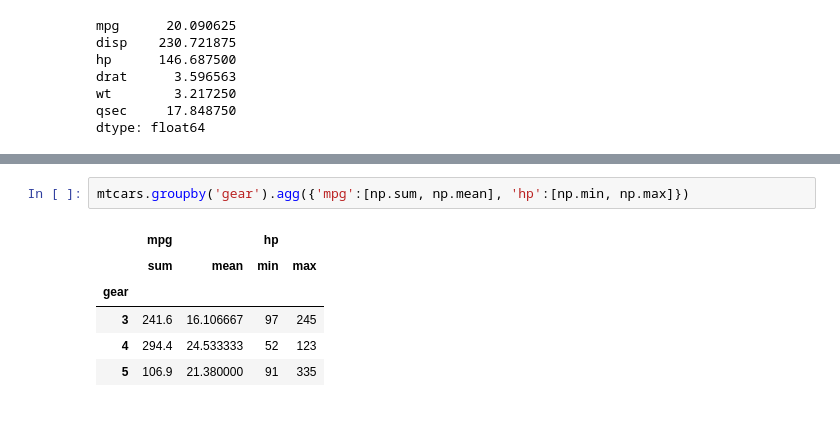
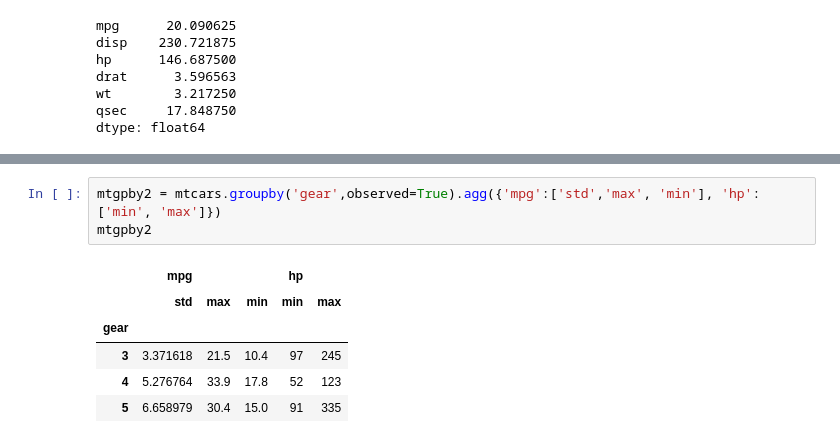
Before and after one commit to dupadhyaya/mypractise, a Jupyter notebook: pyj/ds/pd2.ipynb, the cells around one changed output, grey strips where cells are left out. Cells and saved outputs as stored; diff of their text form.

```diff
--- a/pyj/ds/pd2.ipynb
+++ b/pyj/ds/pd2.ipynb
@@ -176,11 +177,12 @@ mtcars.groupby('gear').agg(meanMPG = pd.NamedAgg('mpg',np.mean), meanHP = pd.Nam
 | 4 | 24.533333 | 89.500000 |
 | 5 | 21.380000 | 195.600000 |
 # %%
-mtcars.groupby('gear').agg({'mpg':[np.sum, np.mean], 'hp':[np.min, np.max]})
+mtgpby2 = mtcars.groupby('gear',observed=True).agg({'mpg':['std','max', 'min'], 'hp':['min', 'max']})
+mtgpby2
 # %% [output]
-|  | mpg |  | hp |  |
-|  | sum | mean | min | max |
-| gear |  |  |  |  |
-| 3 | 241.6 | 16.106667 | 97 | 245 |
-| 4 | 294.4 | 24.533333 | 52 | 123 |
-| 5 | 106.9 | 21.380000 | 91 | 335 |
+|  | mpg |  |  | hp |  |
+|  | std | max | min | min | max |
+| gear |  |  |  |  |  |
+| 3 | 3.371618 | 21.5 | 10.4 | 97 | 245 |
+| 4 | 5.276764 | 33.9 | 17.8 | 52 | 123 |
+| 5 | 6.658979 | 30.4 | 15.0 | 91 | 335 |
```
Also changed, not shown: parts of 27 cells of this notebook.
